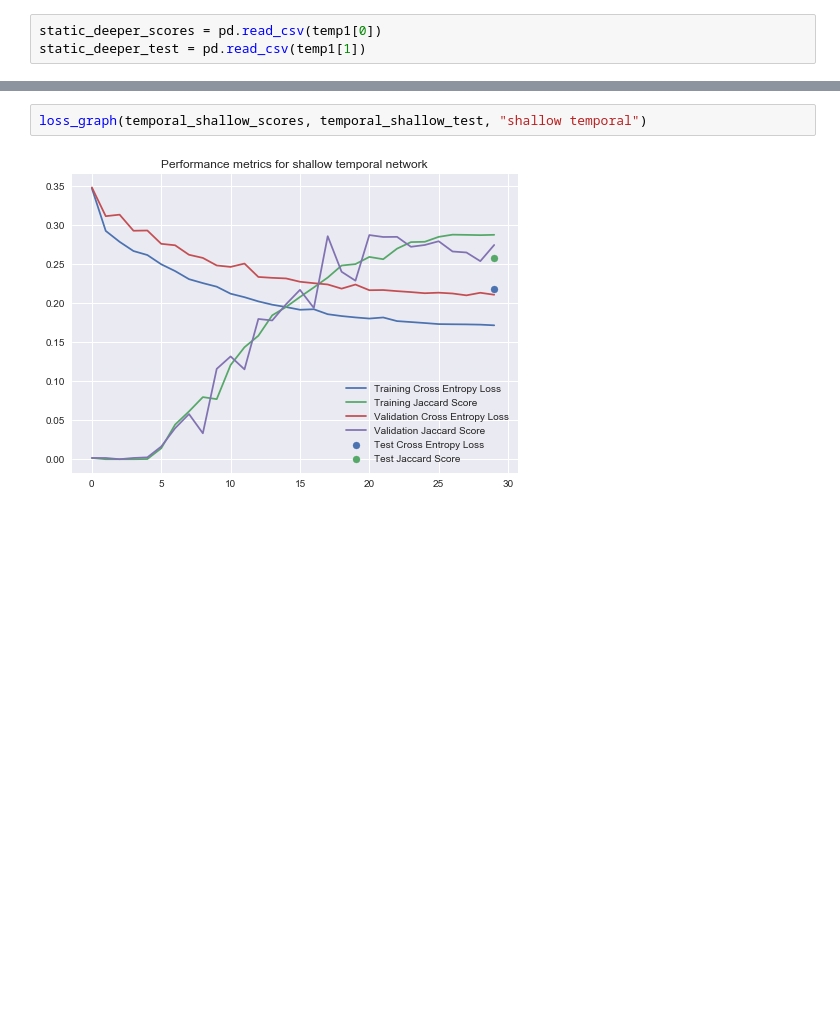
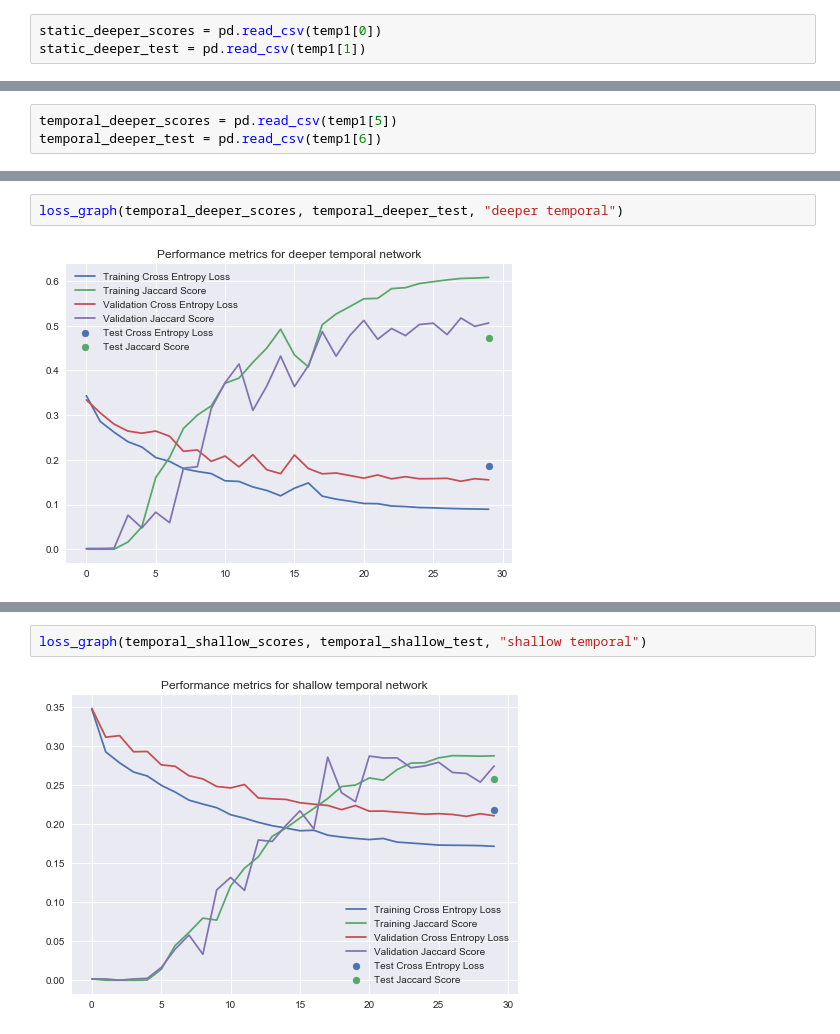
Before and after one commit to DanielPolatajko/ivcproject, a Jupyter notebook: Graphing.ipynb, the cells around one changed output, grey strips where cells are left out. Cells and saved outputs as stored; diff of their text form; blank space fills up the shorter version.

```diff
--- a/Graphing.ipynb
+++ b/Graphing.ipynb
@@ -32,0 +43,3 @@ temporal_shallow_test = pd.read_csv(temp1[4])
+# %%
+temporal_deeper_scores = pd.read_csv(temp1[5])
+temporal_deeper_test = pd.read_csv(temp1[6])
@@ -35,2 +54,6 @@ loss_graph(static_deeper_scores, static_deeper_test, "deep static")
 # %% [output]
 [figure]
+# %%
+loss_graph(temporal_deeper_scores, temporal_deeper_test, "deeper temporal")
+# %% [output]
+[figure, added]
```
Also changed, not shown: parts of 7 cells of this notebook, 1 other file.
